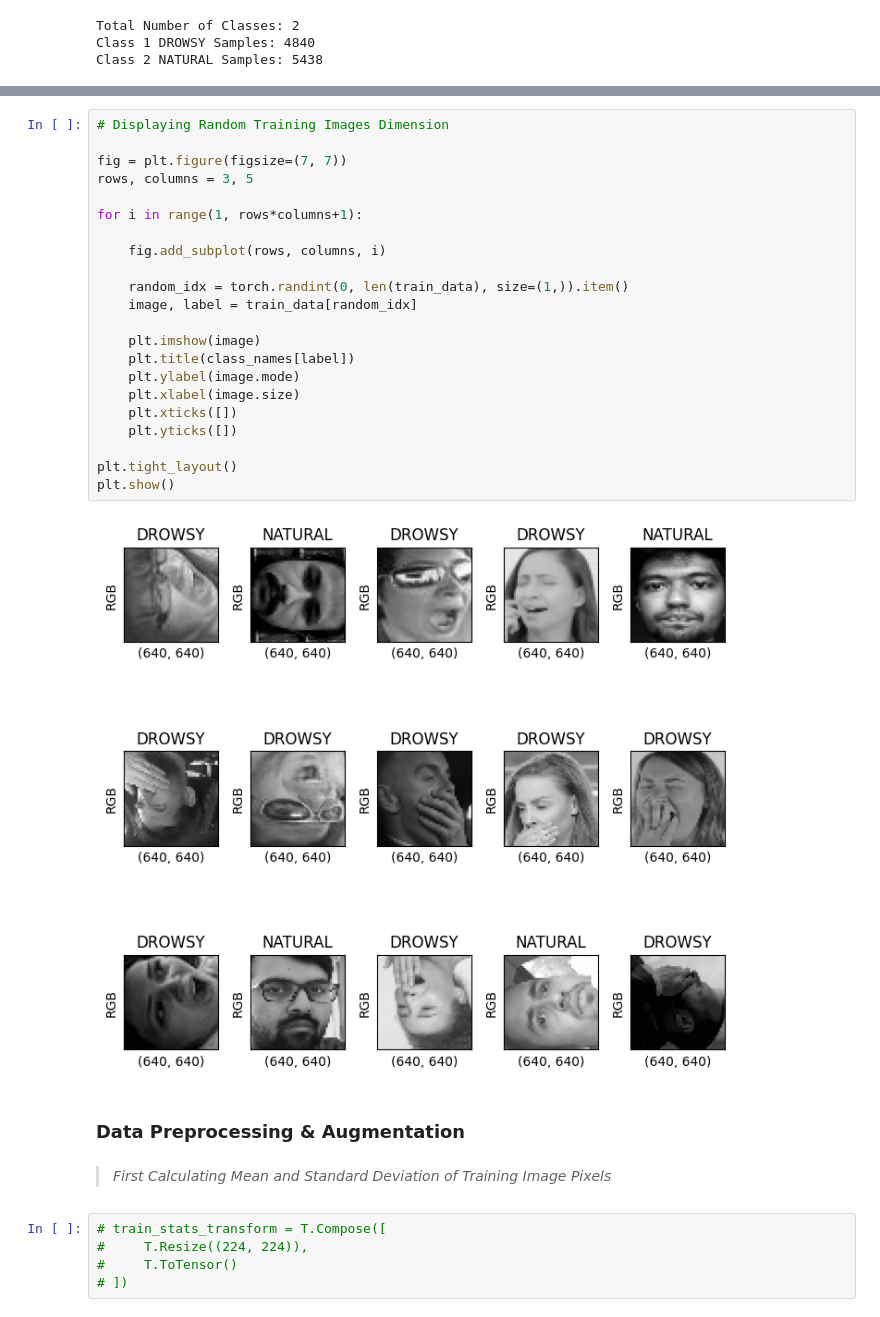
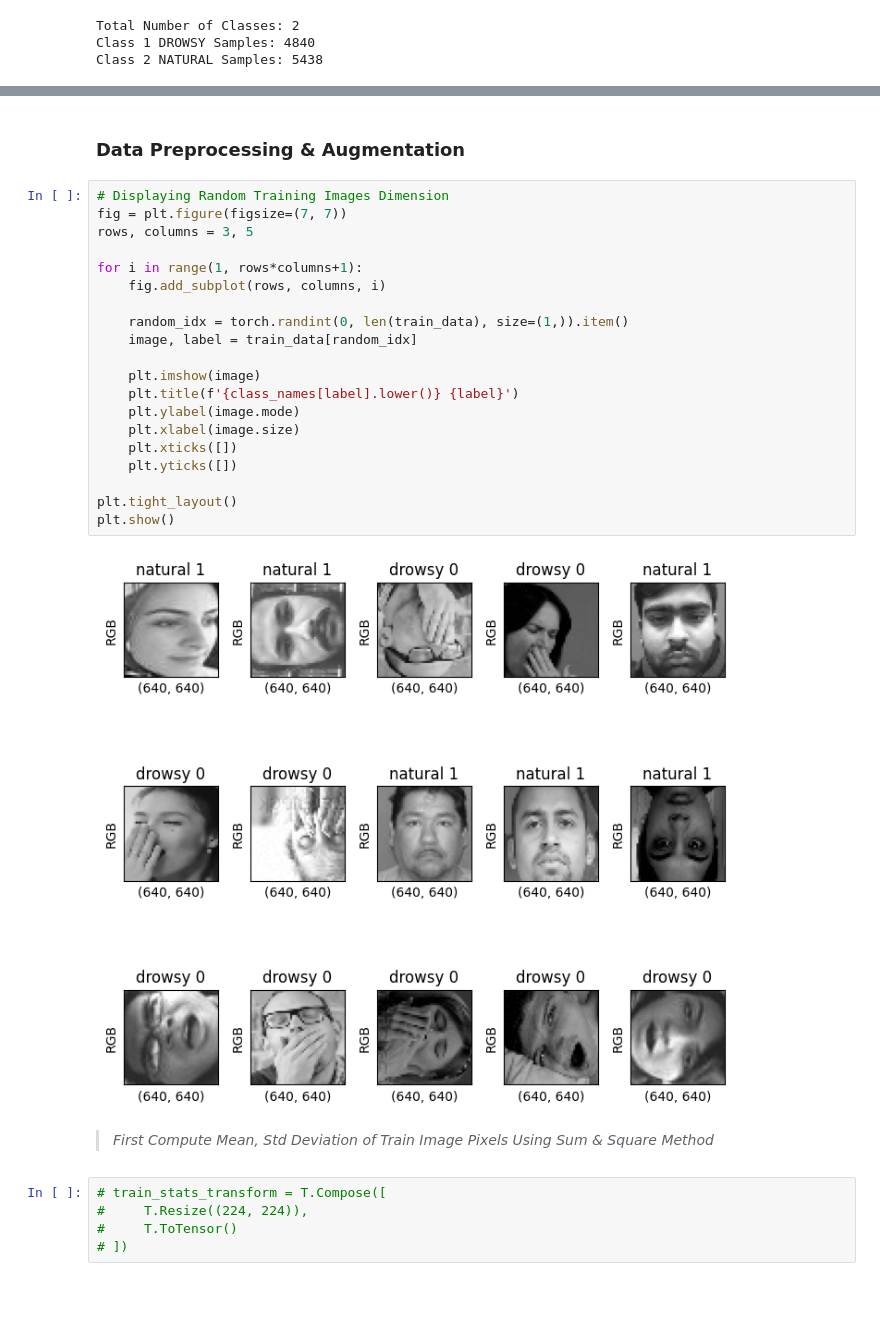
Before and after one commit to mirzaabubakar-mughal/Deep-Learning-Term-Project, a Jupyter notebook: notebook.ipynb, the cells around one changed output, grey strips where cells are left out. Drawn from its saved outputs; the diff is of its cells as text.

```diff
--- a/notebook.ipynb
+++ b/notebook.ipynb
@@ -73,31 +78,29 @@ plt.show()
-# %%
-# Displaying Random Training Images Dimension
-
-fig = plt.figure(figsize=(7, 7))
-rows, columns = 3, 5
-
-for i in range(1, rows*columns+1):
-
-    fig.add_subplot(rows, columns, i)
-
-    random_idx = torch.randint(0, len(train_data), size=(1,)).item()
-    image, label = train_data[random_idx]
-
-    plt.imshow(image)
-    plt.title(class_names[label])
-    plt.ylabel(image.mode)
-    plt.xlabel(image.size)
-    plt.xticks([])
-    plt.yticks([])
-
-plt.tight_layout()
-plt.show()
-# %% [output]
-[figure, removed]
 # %% [markdown]
 ### Data Preprocessing & Augmentation
+# %%
+# Displaying Random Training Images Dimension
+fig = plt.figure(figsize=(7, 7))
+rows, columns = 3, 5
+
+for i in range(1, rows*columns+1):
+    fig.add_subplot(rows, columns, i)
+
+    random_idx = torch.randint(0, len(train_data), size=(1,)).item()
+    image, label = train_data[random_idx]
+
+    plt.imshow(image)
+    plt.title(f'{class_names[label].lower()} {label}')
+    plt.ylabel(image.mode)
+    plt.xlabel(image.size)
+    plt.xticks([])
+    plt.yticks([])
+
+plt.tight_layout()
+plt.show()
+# %% [output]
+[figure, added]
 # %% [markdown]
-> *First Calculating Mean and Standard Deviation of Training Image Pixels*
+> *First Compute Mean, Std Deviation of Train Image Pixels Using Sum & Square Method*
 # %%
 # train_stats_transform = T.Compose([
 #     T.Resize((224, 224)),
```
Also changed, not shown: parts of 17 cells of this notebook.
